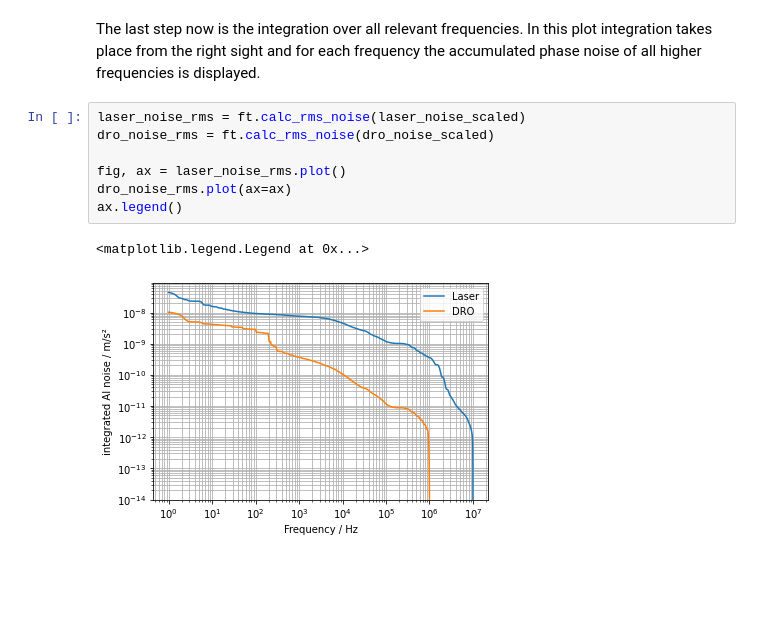
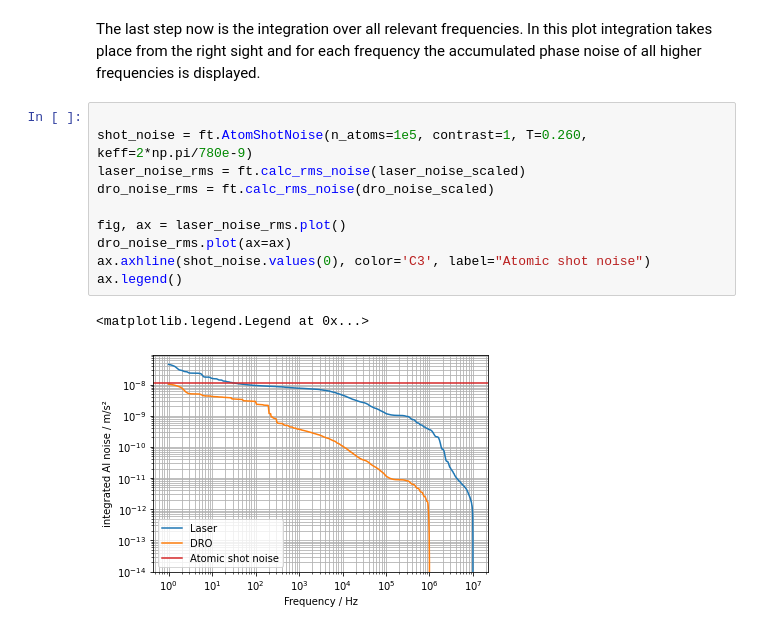
Before and after one commit to bleykauf/freqtools, a Jupyter notebook: examples/Examples.ipynb, the cells around one changed output. Saved outputs shown, nothing was run; the diff lists cells and outputs as text; blank space fills up the shorter version.

Commit message:
Add atomic shot noise model.

```diff
--- a/examples/Examples.ipynb
+++ b/examples/Examples.ipynb
@@ -143,12 +144,15 @@ ax.legend()
 # %% [markdown]
 The last step now is the integration over all relevant frequencies. In this plot integration takes place from the right sight and for each frequency the accumulated phase noise of all higher frequencies is displayed.
 # %%
+
+shot_noise = ft.AtomShotNoise(n_atoms=1e5, contrast=1, T=0.260, keff=2*np.pi/780e-9)
 laser_noise_rms = ft.calc_rms_noise(laser_noise_scaled)
 dro_noise_rms = ft.calc_rms_noise(dro_noise_scaled)
 
 fig, ax = laser_noise_rms.plot()
 dro_noise_rms.plot(ax=ax)
+ax.axhline(shot_noise.values(0), color='C3', label="Atomic shot noise")
 ax.legend()
 # %% [output]
 <matplotlib.legend.Legend at 0x...>
-[figure, old version]
+[figure, new version]
```
Also changed, not shown: parts of 1 cell of this notebook, 2 other files.
